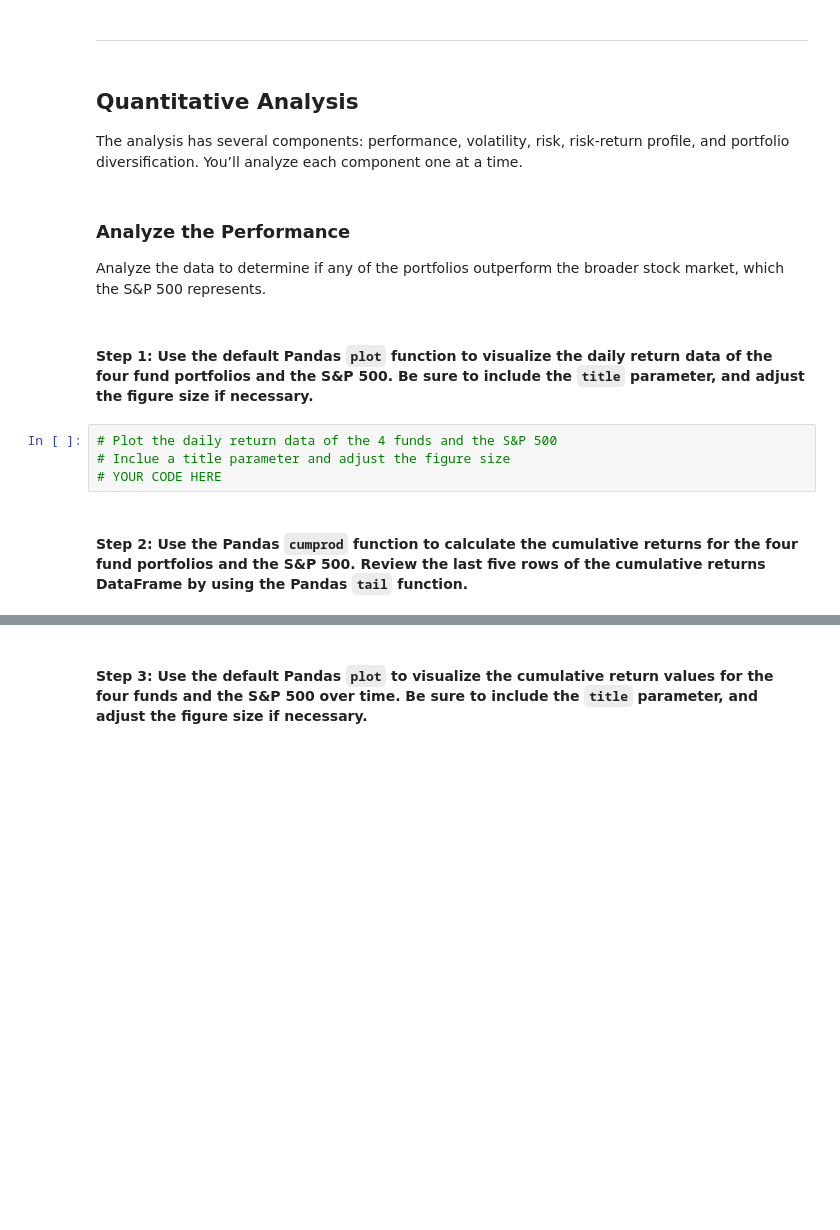
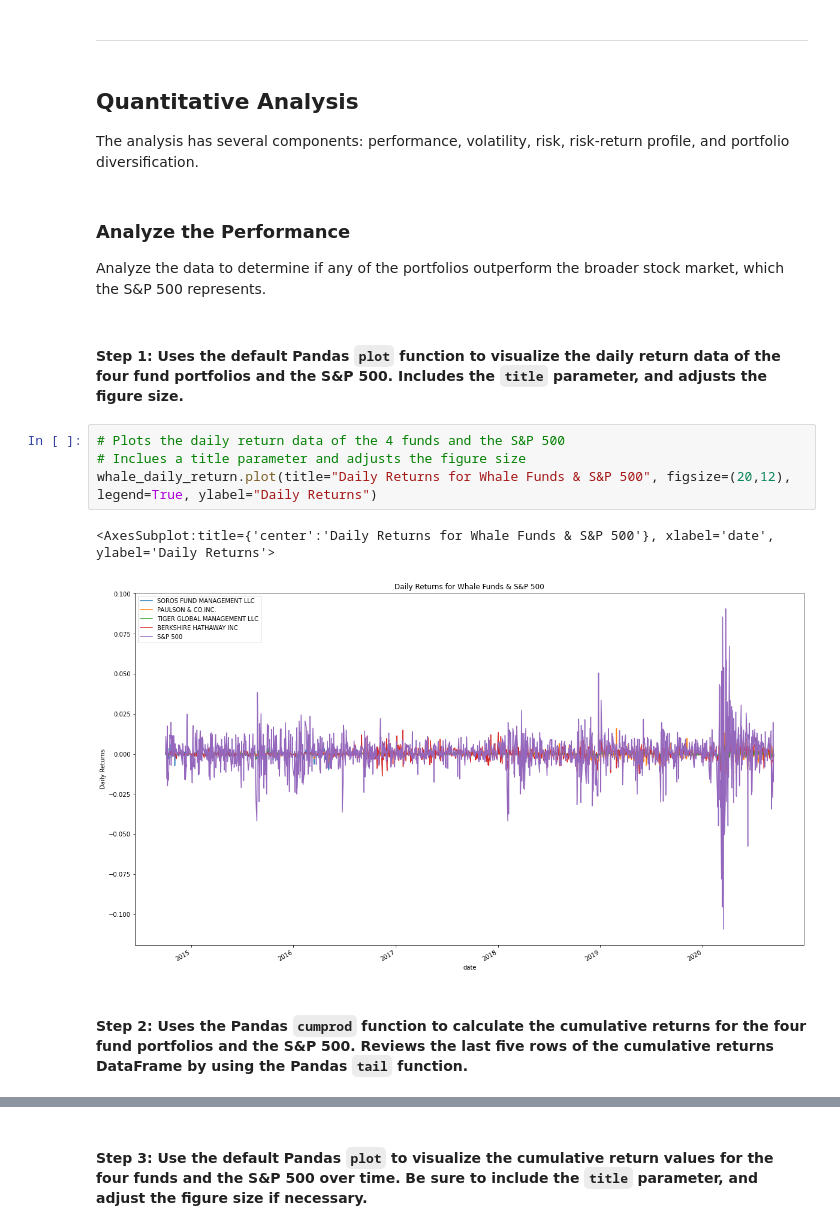
Before and after one commit to chdi2942/Risk_Return_Analysis, a Jupyter notebook: risk_return_analysis.ipynb, the cells around one changed output, grey strips where cells are left out. Cells and saved outputs as stored; diff of their text form; blank space fills up the shorter version.

Commit message:
Used quantitative analysis to analyze the performance of the fund portfolios v. the S&P 500 Index

```diff
--- a/risk_return_analysis.ipynb
+++ b/risk_return_analysis.ipynb
@@ -145,17 +145,20 @@ whale_daily_return.head()
 # %% [markdown]
 ## Quantitative Analysis
 
-The analysis has several components: performance, volatility, risk, risk-return profile, and portfolio diversification. You’ll analyze each component one at a time.
+The analysis has several components: performance, volatility, risk, risk-return profile, and portfolio diversification.
 # %% [markdown]
 ###  Analyze the Performance
 
 Analyze the data to determine if any of the portfolios outperform the broader stock market, which the S&P 500 represents.
 # %% [markdown]
-#### Step 1:  Use the default Pandas `plot` function to visualize the daily return data of the four fund portfolios and the S&P 500. Be sure to include the `title` parameter, and adjust the figure size if necessary.
+#### Step 1:  Uses the default Pandas `plot` function to visualize the daily return data of the four fund portfolios and the S&P 500. Includes the `title` parameter, and adjusts the figure size.
 # %%
-# Plot the daily return data of the 4 funds and the S&P 500
-# Inclue a title parameter and adjust the figure size
-# YOUR CODE HERE
+# Plots the daily return data of the 4 funds and the S&P 500
+# Inclues a title parameter and adjusts the figure size
+whale_daily_return.plot(title="Daily Returns for Whale Funds & S&P 500", figsize=(20,12), legend=True, ylabel="Daily Returns")
+# %% [output]
+<AxesSubplot:title={'center':'Daily Returns for Whale Funds & S&P 500'}, xlabel='date', ylabel='Daily Returns'>
+[figure, added]
 # %% [markdown]
-#### Step 2: Use the Pandas `cumprod` function to calculate the cumulative returns for the four fund portfolios and the S&P 500. Review the last five rows of the cumulative returns DataFrame by using the Pandas `tail` function.
+#### Step 2: Uses the Pandas `cumprod` function to calculate the cumulative returns for the four fund portfolios and the S&P 500. Reviews the last five rows of the cumulative returns DataFrame by using the Pandas `tail` function.
 # %%
```
Also changed, not shown: parts of 5 cells of this notebook.
